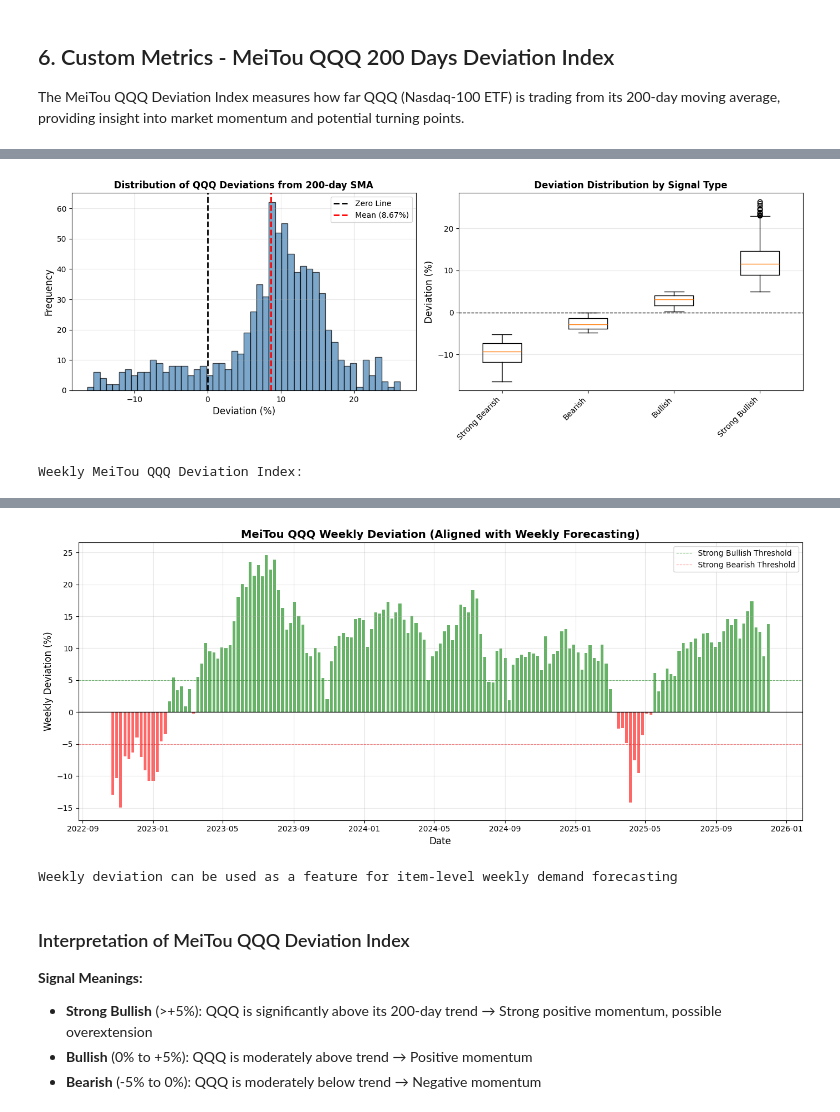
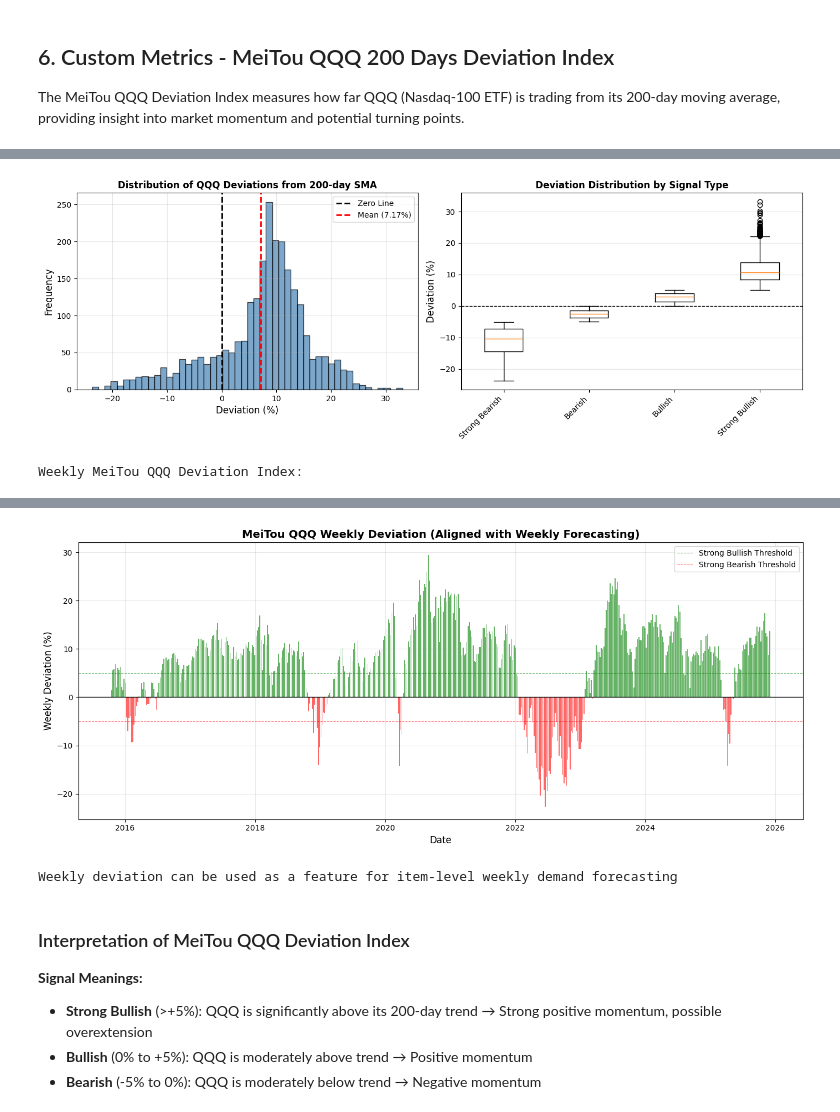
Before and after one commit to azk1r1n/finance_metrics, a Jupyter notebook: src/notebooks/demo.ipynb, the cells around one changed output, grey strips where cells are left out. Drawn from its saved outputs; the diff is of its cells as text; code cells hidden in the pictures.

```diff
--- a/src/notebooks/demo.ipynb
+++ b/src/notebooks/demo.ipynb
@@ -401,13 +401,15 @@ dtype: int64
 
 The MeiTou QQQ Deviation Index measures how far QQQ (Nasdaq-100 ETF) is trading from its 200-day moving average, providing insight into market momentum and potential turning points.
 # %%
+CUSTOM_START_DATE = "2015-01-01"
+
 # Initialize CustomMetrics
 custom = CustomMetrics()
 
 # Calculate MeiTou QQQ Deviation Index
 # Note: Need data before start date for 200-day SMA calculation
 qqq_deviation = custom.get_meitou_qqq_deviation(
-    start_date="2022-01-01",  # Extra data for SMA warmup
+    start_date=CUSTOM_START_DATE,  # Extra data for SMA warmup
     end_date=END_DATE
 )
 
@@ -531,11 +533,11 @@ plt.xticks(rotation=45, ha='right')
 plt.tight_layout()
 plt.show()
 # %% [output]
-[figure, old version]
+[figure, new version]
 # %%
 # Weekly aggregation for forecasting alignment
 qqq_weekly = custom.get_meitou_qqq_deviation_weekly(
-    start_date="2022-01-01",
+    start_date=CUSTOM_START_DATE,
     end_date=END_DATE
 )
 
@@ -575,4 +577,4 @@ Weekly MeiTou QQQ Deviation Index:
-[figure, old version]
+[figure, new version]
 Weekly deviation can be used as a feature for item-level weekly demand forecasting
 # %% [markdown]
 ### Interpretation of MeiTou QQQ Deviation Index
```
Also changed, not shown: parts of 4 cells of this notebook, 1 other file.
